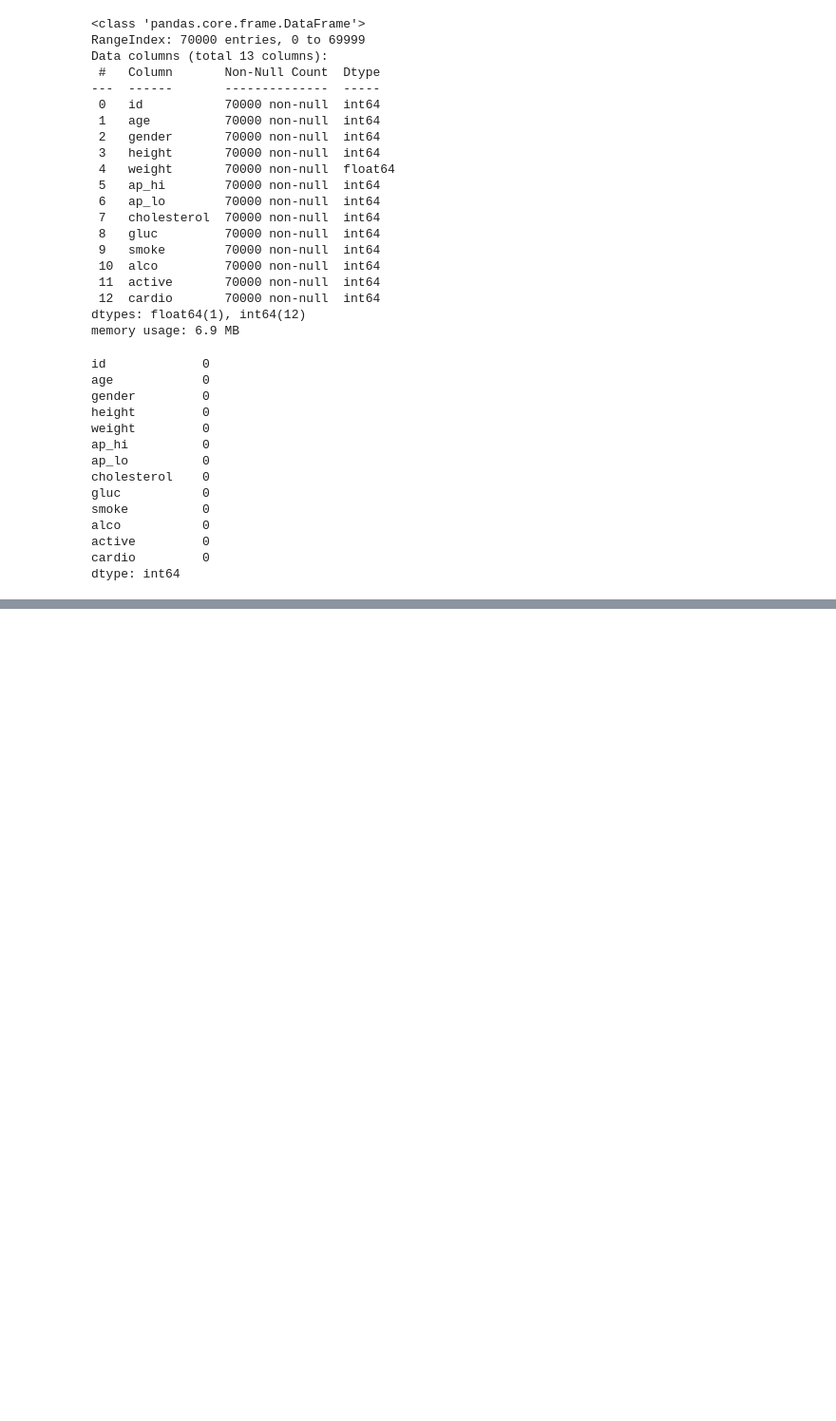
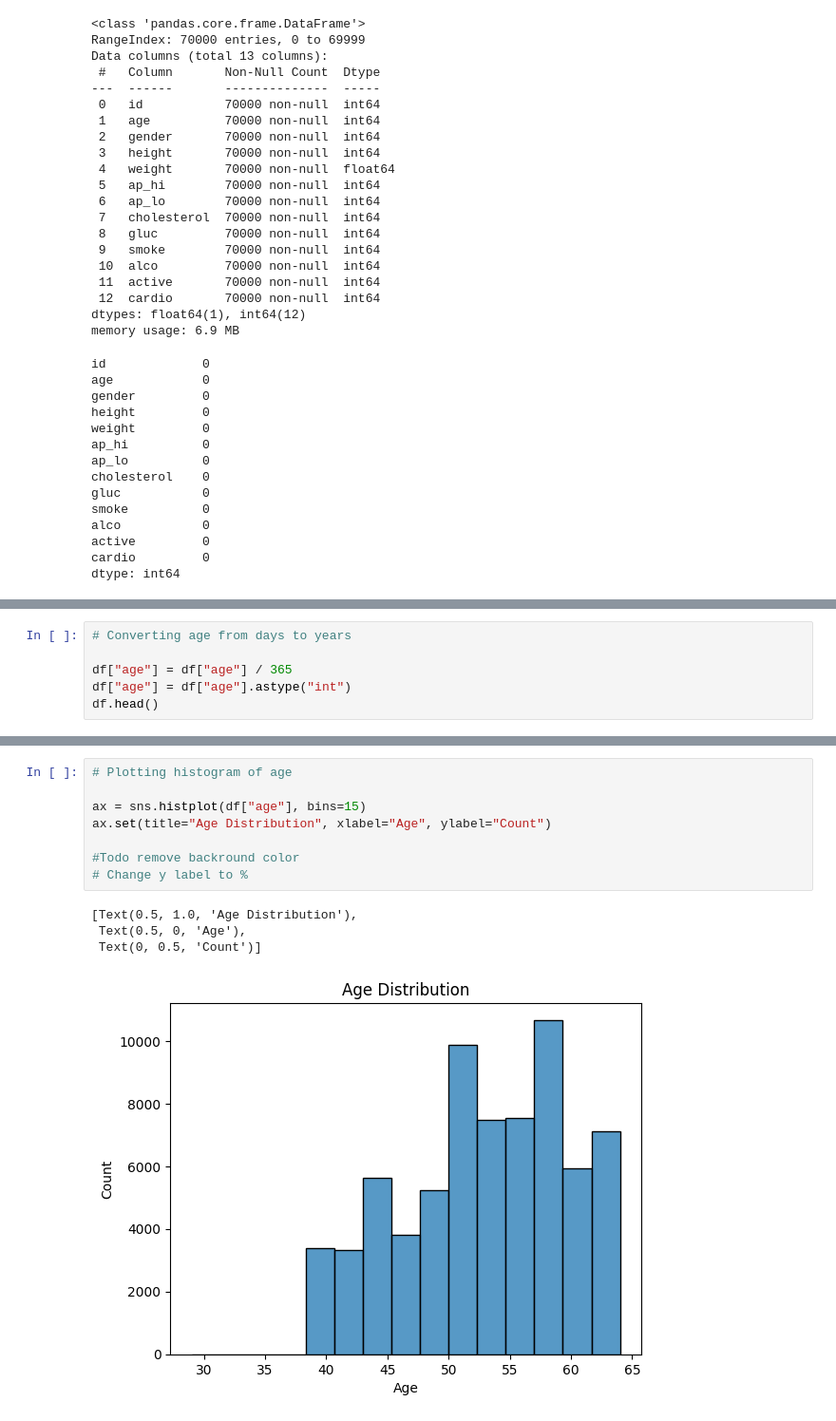
Before and after one commit to Rufshod/Machine-Learning-Alexander-Andersson, a Jupyter notebook: Lab/Lab_2.ipynb, the cells around one changed output, grey strips where cells are left out. Shown at 95% size. Cells and saved outputs as stored; diff of their text form; blank space fills up the shorter version.

```diff
--- a/Lab/Lab_2.ipynb
+++ b/Lab/Lab_2.ipynb
@@ -57,0 +90,6 @@ dtype: int64
+# %%
+# Converting age from days to years
+
+df["age"] = df["age"] / 365
+df["age"] = df["age"].astype("int")
+df.head()
@@ -57,0 +103,13 @@ dtype: int64
+# %%
+# Plotting histogram of age
+
+ax = sns.histplot(df["age"], bins=15)
+ax.set(title="Age Distribution", xlabel="Age", ylabel="Count")
+
+#Todo remove backround color
+# Change y label to %
+# %% [output]
+[Text(0.5, 1.0, 'Age Distribution'),
+ Text(0.5, 0, 'Age'),
+ Text(0, 0.5, 'Count')]
+[figure, added]
```
Also changed, not shown: parts of 19 cells of this notebook.
